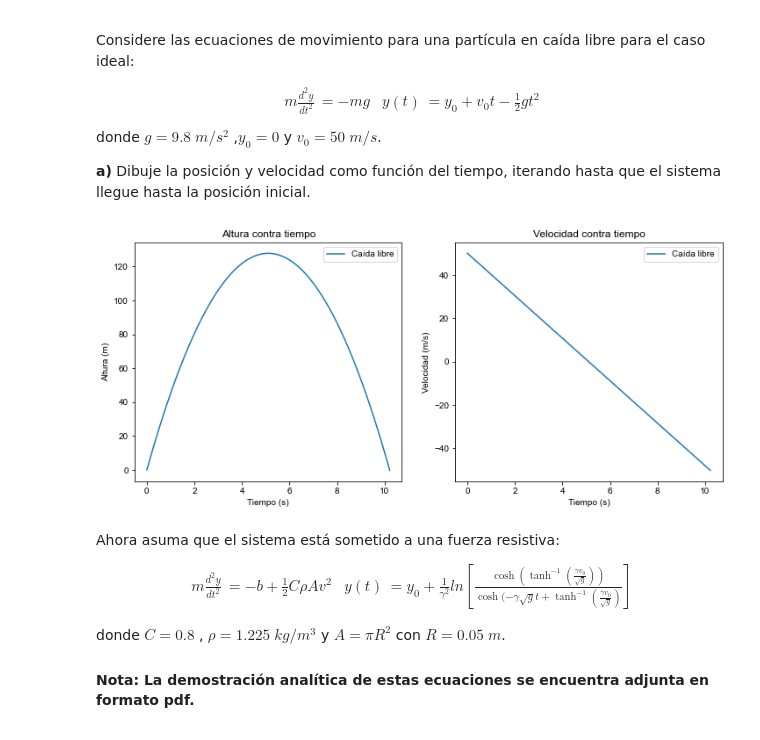
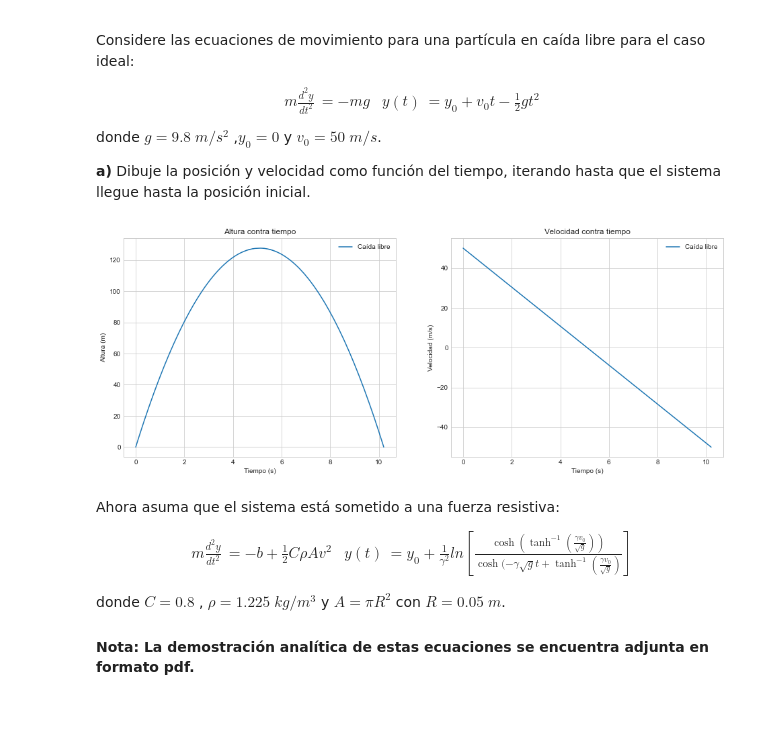
Before and after one commit to PachoDp13/Metodos_Computacionales, a Jupyter notebook: Talleres/Taller 1/Taller 1.ipynb, the cells around one changed output. Drawn from its saved outputs; the diff is of its cells as text; code cells hidden in the pictures.

```diff
--- a/Talleres/Taller 1/Taller 1.ipynb
+++ b/Talleres/Taller 1/Taller 1.ipynb
@@ -44,17 +28,17 @@ donde $g= 9.8 \; m/s^2$ ,$y_{0} = 0$ y $v_{0} = 50 \; m/s $.
 #Primero definiremos las clases de acuerdo al tipo de movimiento que el usuario requiera:
 class libre:
     g=9.8
-    def __init__(self,y0=0.0,vy0=50.0,m0=2.0):
-        self.y=y0
-        self.vy=vy0
-        self.m=m0
-        self.Fy=-m0*self.g
+    def __init__(self, y0_ = 0.0, vy0_ = 50.0, m0_ = 2.0):
+        self.y=y0_
+        self.vy=vy0_
+        self.m=m0_
+        self.Fy=-self.m*self.g
         self.Ttotal = 0
-    def muevete(self,dt):
-        self.y += self.vy*dt
-        self.vy += (self.Fy/self.m)*dt
-    def imprime(self,t):
-        return "{0:.3f}   {1:.3f}   {2:.3f}".format(t,self.y,self.vy)
+    def muevete(self , dt_):
+        self.y += self.vy*dt_
+        self.vy += (self.Fy/self.m)*dt_
+    def imprime(self,t_):
+        return "{0:.3f}   {1:.3f}   {2:.3f}".format(t_ , self.y, self.vy)
     def darY(self,t):
         return self.y
 class amortiguado(libre):
@@ -81,7 +65,7 @@ def generardatos(clase,filename,c):
     else:
         cuerpo=clase()
     t=0.0
-    dt=1.0e-2  #Diferencial de tiempo que utilizaremos
+    dt=1.0e-4  #Diferencial de tiempo que utilizaremos
     f=open(filename+".dat","w+")
     while cuerpo.darY(t) >= 0:
         st=cuerpo.imprime(t)
@@ -103,38 +87,39 @@ def generardatos(clase,filename,c):
 #Generamos y realizamos la lectura de los datos. Adicionalmente, eliminamos el archivo temporal.
 
 generardatos(libre,"libre",0.8)
+
 def readxyv(filename,i,j,k):
     f=open(filename+".dat","r")
     l=f.readlines()
     f.close()
     x,y,v=[],[],[]
     for n in l:
         dat=n.split()
         x.append(float(dat[i]))
         y.append(float(dat[j]))
         v.append(float(dat[k]))
     os.remove(filename+".dat")
     return x,y,v
 
 ### Ahora graficaremos la trayectoría par la caída libre ideal
 
 x1,y1,v1=readxyv("libre",0,1,2)
 
-fig=plt.figure(figsize=(12,5))
+fig=plt.figure(figsize=(16,6))
 ax1=fig.add_subplot(121)
 ax1.plot(x1,y1,label="Caída libre")
 ax1.set(xlabel='Tiempo (s)', ylabel='Altura (m)',title='Altura contra tiempo')
 ax1.legend()
 
 ax2=fig.add_subplot(122)
 ax2.plot(x1,v1,label="Caída libre")
 ax2.set(xlabel='Tiempo (s)', ylabel='Velocidad (m/s)',title='Velocidad contra tiempo')
 ax2.legend()
 
 plt.style.use('seaborn-whitegrid')
 plt.show()
 # %% [output]
-[figure, old version]
+[figure, new version]
 # %% [markdown]
 Ahora asuma que el sistema está sometido a una fuerza resistiva:
 \begin{align*}
```
Also changed, not shown: parts of 18 cells of this notebook.
